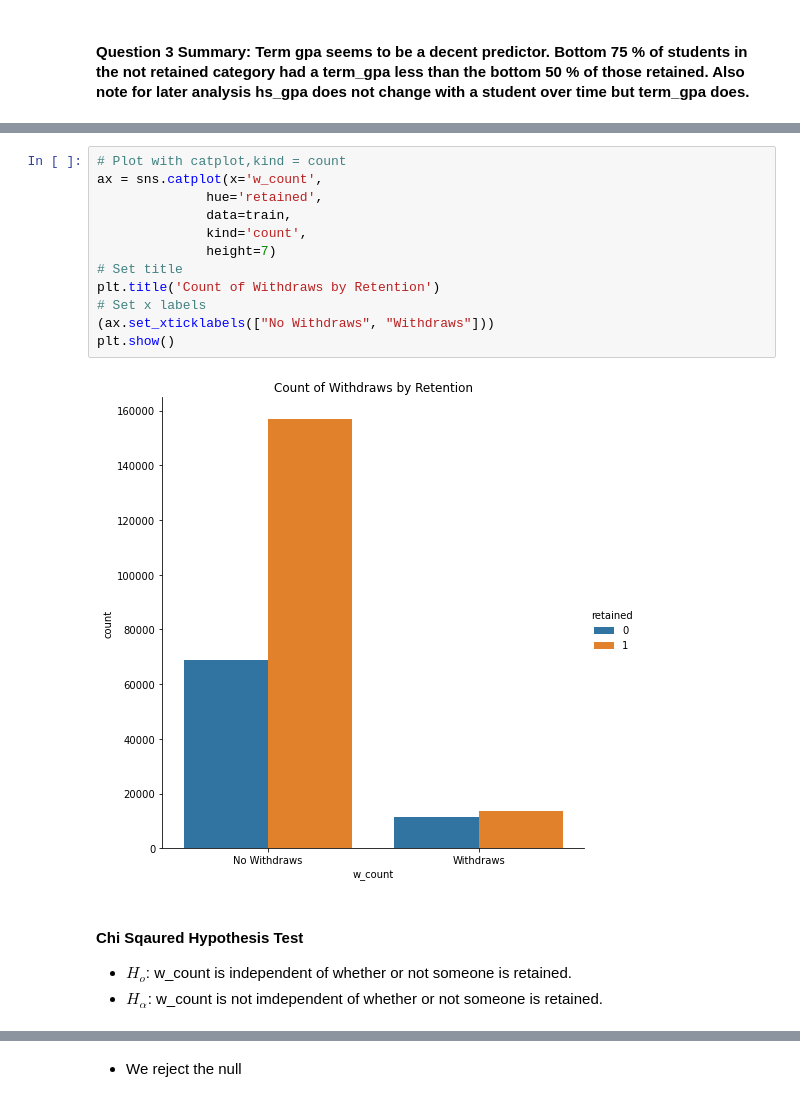
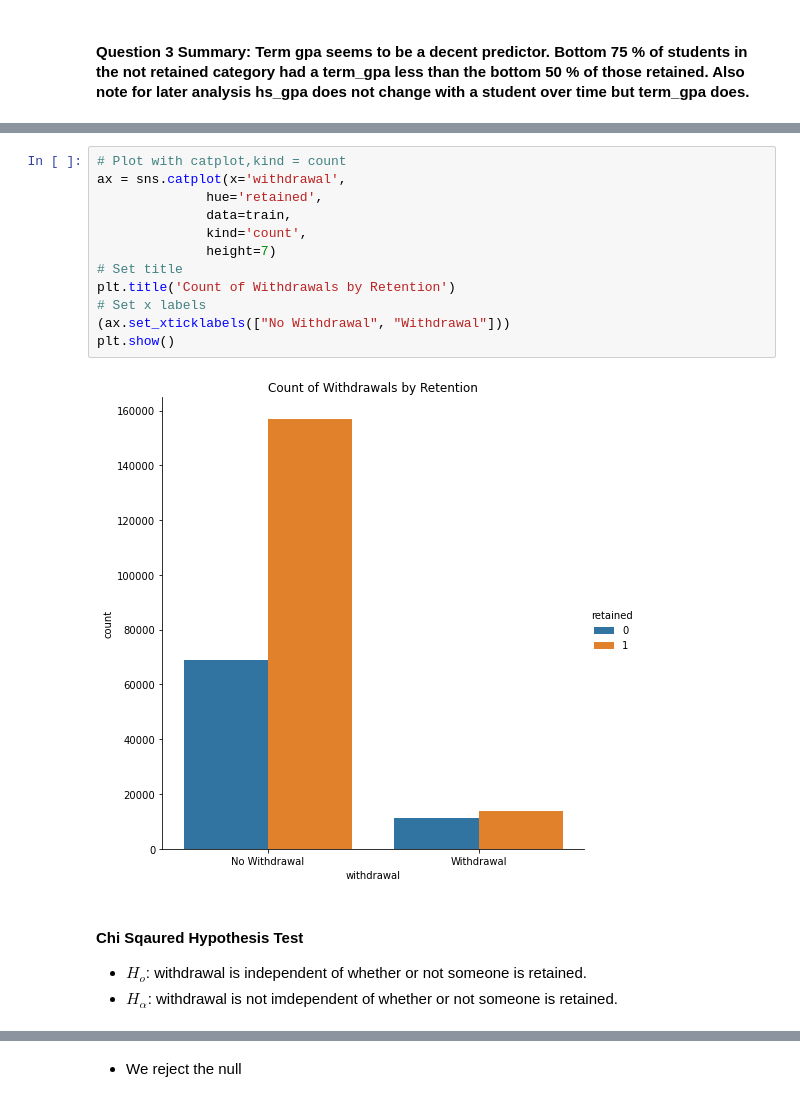
Before and after one commit to mwboiss/retention-project, a Jupyter notebook: report.ipynb, the cells around one changed output, grey strips where cells are left out. Saved outputs shown, nothing was run; the diff lists cells and outputs as text.

```diff
--- a/report.ipynb
+++ b/report.ipynb
@@ -183,21 +191,21 @@ plt.show()
 # %%
 # Plot with catplot,kind = count
-ax = sns.catplot(x='w_count',
+ax = sns.catplot(x='withdrawal',
               hue='retained',
               data=train,
               kind='count',
               height=7)
 # Set title
-plt.title('Count of Withdraws by Retention')
+plt.title('Count of Withdrawals by Retention')
 # Set x labels
-(ax.set_xticklabels(["No Withdraws", "Withdraws"]))
+(ax.set_xticklabels(["No Withdrawal", "Withdrawal"]))
 plt.show()
 # %% [output]
-[figure, old version]
+[figure, new version]
 # %% [markdown]
 #### Chi Sqaured Hypothesis Test
 
-- $H_o$: w_count is independent of whether or not someone is retained.
-- $H_α$: w_count is not imdependent of whether or not someone is retained.
+- $H_o$: withdrawal is independent of whether or not someone is retained.
+- $H_α$: withdrawal is not imdependent of whether or not someone is retained.
 # %%
 # Set contingency table
```
Also changed, not shown: parts of 22 cells of this notebook, 4 other files.
